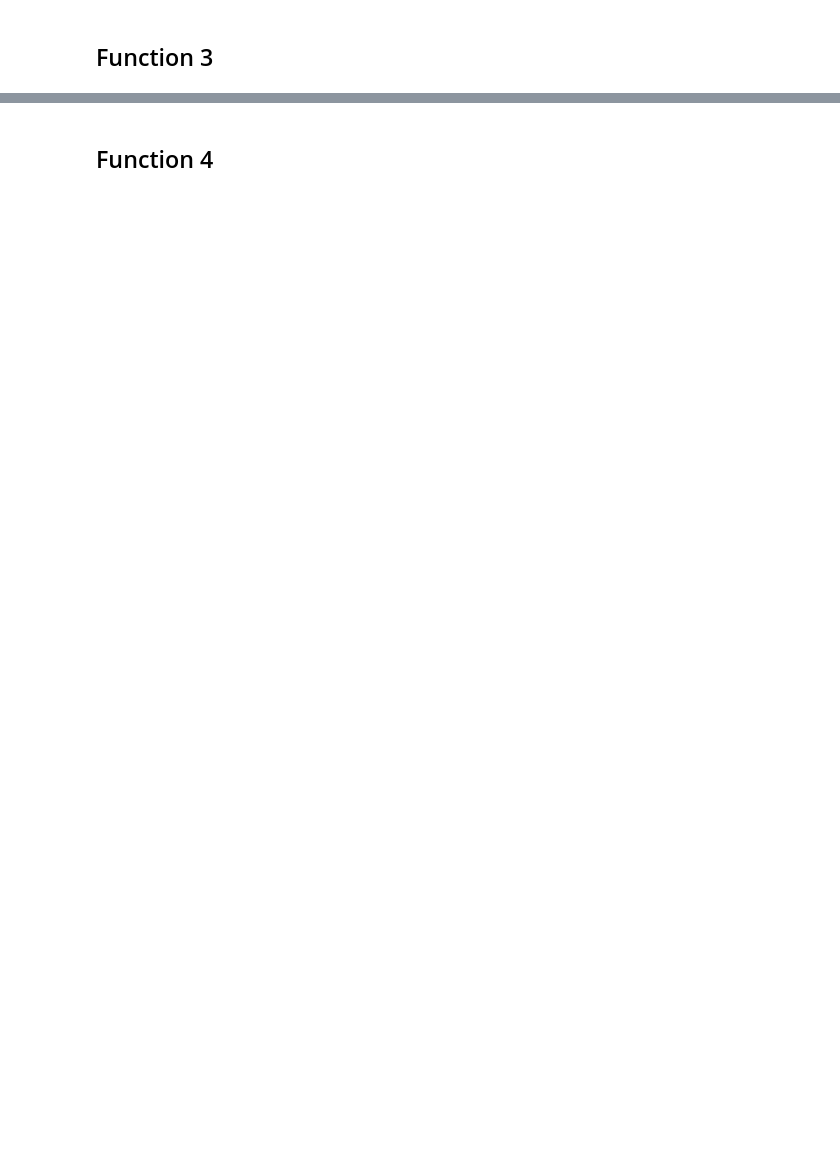
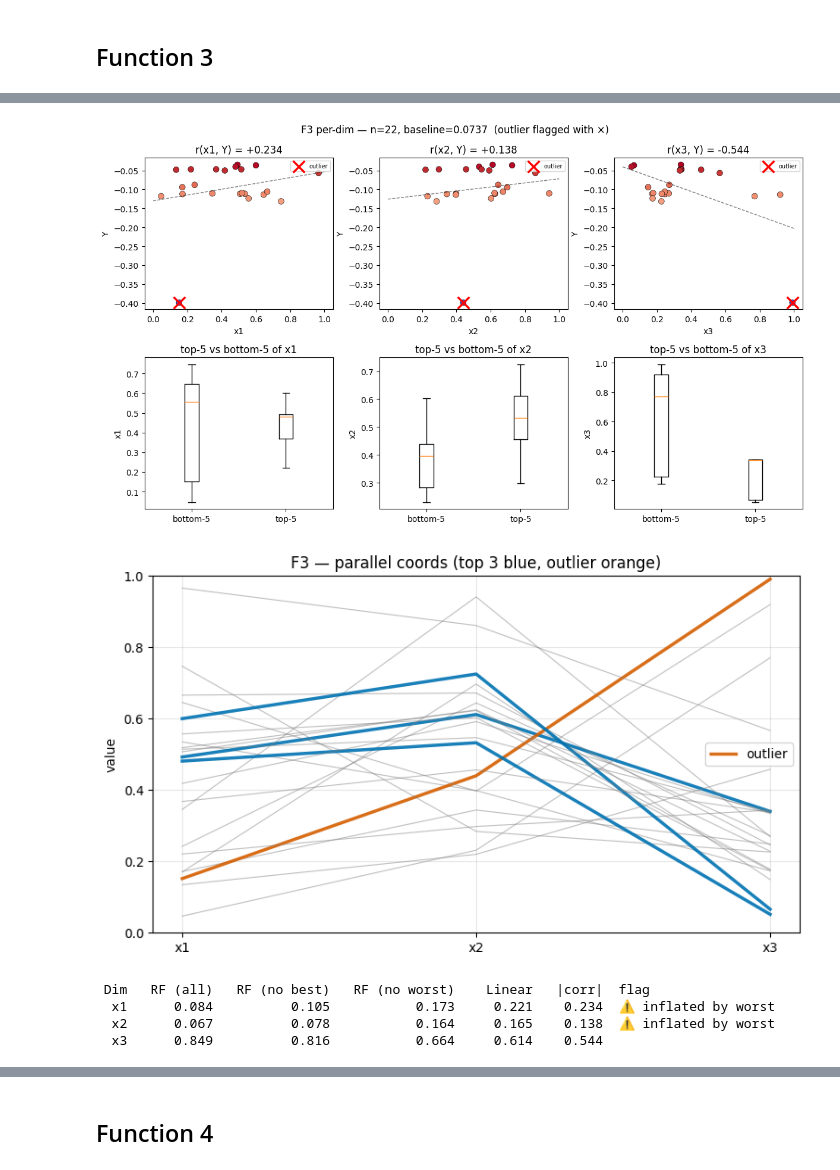
Before and after one commit to martinijfb/capstone_project_AI_ML, a Jupyter notebook: notebooks/week_08.ipynb, the cells around one changed output, grey strips where cells are left out. Cells and saved outputs as stored; diff of their text form; code cells hidden in the pictures; blank space fills up the shorter version.

```diff
--- a/notebooks/week_08.ipynb
+++ b/notebooks/week_08.ipynb
@@ -70,0 +703,71 @@ next_query_3 = None  # Replace with your chosen point
+# %%
+# Cell B — F3 per-dim scatter + parallel coords
+import matplotlib.pyplot as plt
+import os
+os.makedirs('../plots/week_08', exist_ok=True)
+D = X.shape[1]
+
+fig, axes = plt.subplots(2, D, figsize=(4*D, 7))
+for i in range(D):
+    axes[0, i].scatter(X[:, i], Y, c=Y, cmap='coolwarm', s=50, edgecolors='k', linewidths=0.4)
+    # Highlight the outlier
+    axes[0, i].scatter(X[i_worst, i], Y[i_worst], marker='x', s=200, c='red', linewidths=2.5, zorder=5, label='outlier')
+    z = np.polyfit(X[:, i], Y, 1)
+    xs = np.linspace(0, 1, 50)
+    axes[0, i].plot(xs, np.polyval(z, xs), 'k--', lw=1, alpha=0.5)
+    r = np.corrcoef(X[:, i], Y)[0, 1]
+    axes[0, i].set(xlabel=f'x{i+1}', ylabel='Y', title=f'r(x{i+1}, Y) = {r:+.3f}')
+    axes[0, i].legend(fontsize=7)
+top5 = np.argsort(Y)[-5:]; bot5 = np.argsort(Y)[:5]
+for i in range(D):
+    axes[1, i].boxplot([X[bot5, i], X[top5, i]], labels=['bottom-5', 'top-5'])
+    axes[1, i].set(ylabel=f'x{i+1}', title=f'top-5 vs bottom-5 of x{i+1}')
+plt.suptitle(f'F3 per-dim — n={len(Y)}, baseline={baseline:.4f}  (outlier flagged with ×)')
+plt.tight_layout()
+plt.savefig('../plots/week_08/function_3_per_dim.png', dpi=110, bbox_inches='tight')
+plt.show()
+
+# Parallel coords
+fig, ax = plt.subplots(1, 1, figsize=(9, 5))
+top3 = np.argsort(Y)[-3:]
+for i, x in enumerate(X):
+    if i == i_worst:
+        ax.plot(range(D), x, lw=2.5, c=COLORS[1], alpha=0.9, label='outlier' if i == i_worst else None)
+    elif i in top3:
+        ax.plot(range(D), x, lw=2.5, c=COLORS[0], alpha=0.9)
+    else:
+        ax.plot(range(D), x, lw=0.8, c='gray', alpha=0.5)
+ax.set_xticks(range(D)); ax.set_xticklabels([f'x{i+1}' for i in range(D)])
+ax.set(ylim=(0, 1), ylabel='value', title='F3 — parallel coords (top 3 blue, outlier orange)')
+ax.legend(); ax.grid(alpha=0.3)
+plt.savefig('../plots/week_08/function_3_parallel.png', dpi=110, bbox_inches='tight')
+plt.show()
+# %% [output]
+[figure, added]
+[figure, added]
+# %%
+# Cell C — F3 feature importance robustness (also shows outlier effect)
+from sklearn.ensemble import RandomForestRegressor
+from sklearn.linear_model import LinearRegression
+
+i_best_local = int(Y.argmax())
+rf_all = RandomForestRegressor(max_depth=3, n_estimators=100, random_state=0).fit(X, Y).feature_importances_
+rf_no_best = RandomForestRegressor(max_depth=3, n_estimators=100, random_state=0).fit(np.delete(X, i_best_local, 0), np.delete(Y, i_best_local)).feature_importances_
+rf_no_worst = RandomForestRegressor(max_depth=3, n_estimators=100, random_state=0).fit(np.delete(X, i_worst, 0), np.delete(Y, i_worst)).feature_importances_
+lin_coef = np.abs(LinearRegression().fit(X, Y).coef_)
+lin_norm = lin_coef / (lin_coef.sum() + 1e-12)
+corr_abs = np.array([abs(np.corrcoef(X[:, i], Y)[0, 1]) for i in range(X.shape[1])])
+
+print(f"{'Dim':>4}  {'RF (all)':>9}  {'RF (no best)':>13}  {'RF (no worst)':>14}  {'Linear':>8}  {'|corr|':>7}  flag")
+for d in range(X.shape[1]):
+    drop_best = (rf_all[d] - rf_no_best[d]) / (rf_all[d] + 1e-12) * 100
+    drop_worst = (rf_all[d] - rf_no_worst[d]) / (rf_all[d] + 1e-12) * 100
+    flag = ''
+    if abs(drop_best) > 50: flag = '⚠ inflated by best'
+    if abs(drop_worst) > 50: flag = '⚠ inflated by worst'
+    print(f"  x{d+1}  {rf_all[d]:>9.3f}  {rf_no_best[d]:>13.3f}  {rf_no_worst[d]:>14.3f}  {lin_norm[d]:>8.3f}  {corr_abs[d]:>7.3f}  {flag}")
+# %% [output]
+ Dim   RF (all)   RF (no best)   RF (no worst)    Linear   |corr|  flag
+  x1      0.084          0.105           0.173     0.221    0.234  ⚠ inflated by worst
+  x2      0.067          0.078           0.164     0.165    0.138  ⚠ inflated by worst
+  x3      0.849          0.816           0.664     0.614    0.544
```
Also changed, not shown: parts of 67 cells of this notebook, 42 other files.
